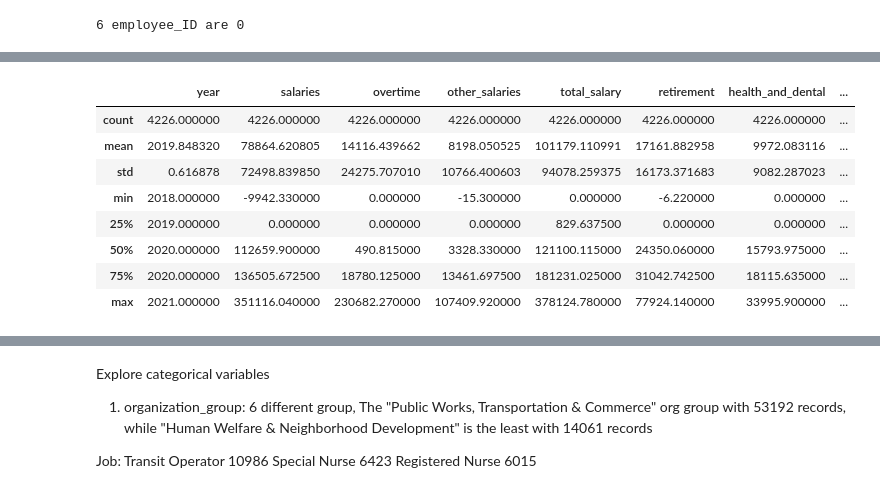
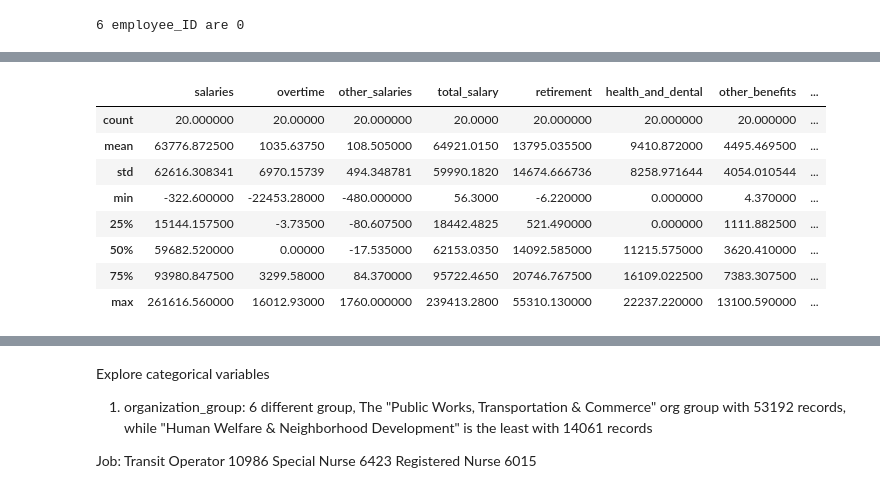
Before and after one commit to susiexia/SF_Employee_Comp_Dash, a Jupyter notebook: sf_comp_jupyter_analytics.ipynb, the cells around one changed output, grey strips where cells are left out. Cells and saved outputs as stored; diff of their text form; code cells hidden in the pictures.

Commit message:
numerical clean: negative& zero value

```diff
--- a/sf_comp_jupyter_analytics.ipynb
+++ b/sf_comp_jupyter_analytics.ipynb
@@ -240,0 +238,4 @@ duplicated_df
+# %%
+df = df.drop_duplicates(subset=['employee_identifier'], keep='last',ignore_index=True)
+
+df.shape
@@ -240,0 +272,3 @@ duplicated_df
+# %%
+money_df = df[['salaries', 'overtime', 'other_salaries', 'total_salary', 'retirement', 'health_and_dental', 'other_benefits', 'total_benefits', 'total_compensation']]
+money_df.describe()
@@ -240,0 +290,9 @@ duplicated_df
+# %%
+# filter all negative value
+negative_money_df = money_df[(money_df['salaries']<0)|(money_df['overtime']<0)|(
+    money_df['other_salaries']<0|(money_df['retirement']<0)|
+    (money_df['health_and_dental']<0))]
+
+negative_money_df.shape #(20, 9)
+
+negative_money_df
@@ -241,12 +317,12 @@ duplicated_df
 # %%
-duplicated_df.describe()
+negative_money_df.describe()
 # %% [output]
-|  | year | salaries | overtime | other_salaries | total_salary | retirement | health_and_dental | ... |
-| count | 4226.000000 | 4226.000000 | 4226.000000 | 4226.000000 | 4226.000000 | 4226.000000 | 4226.000000 | ... |
-| mean | 2019.848320 | 78864.620805 | 14116.439662 | 8198.050525 | 101179.110991 | 17161.882958 | 9972.083116 | ... |
-| std | 0.616878 | 72498.839850 | 24275.707010 | 10766.400603 | 94078.259375 | 16173.371683 | 9082.287023 | ... |
-| min | 2018.000000 | -9942.330000 | 0.000000 | -15.300000 | 0.000000 | -6.220000 | 0.000000 | ... |
-| 25% | 2019.000000 | 0.000000 | 0.000000 | 0.000000 | 829.637500 | 0.000000 | 0.000000 | ... |
-| 50% | 2020.000000 | 112659.900000 | 490.815000 | 3328.330000 | 121100.115000 | 24350.060000 | 15793.975000 | ... |
-| 75% | 2020.000000 | 136505.672500 | 18780.125000 | 13461.697500 | 181231.025000 | 31042.742500 | 18115.635000 | ... |
-| max | 2021.000000 | 351116.040000 | 230682.270000 | 107409.920000 | 378124.780000 | 77924.140000 | 33995.900000 | ... |
+|  | salaries | overtime | other_salaries | total_salary | retirement | health_and_dental | other_benefits | ... |
+| count | 20.000000 | 20.00000 | 20.000000 | 20.0000 | 20.000000 | 20.000000 | 20.000000 | ... |
+| mean | 63776.872500 | 1035.63750 | 108.505000 | 64921.0150 | 13795.035500 | 9410.872000 | 4495.469500 | ... |
+| std | 62616.308341 | 6970.15739 | 494.348781 | 59990.1820 | 14674.666736 | 8258.971644 | 4054.010544 | ... |
+| min | -322.600000 | -22453.28000 | -480.000000 | 56.3000 | -6.220000 | 0.000000 | 4.370000 | ... |
+| 25% | 15144.157500 | -3.73500 | -80.607500 | 18442.4825 | 521.490000 | 0.000000 | 1111.882500 | ... |
+| 50% | 59682.520000 | 0.00000 | -17.535000 | 62153.0350 | 14092.585000 | 11215.575000 | 3620.410000 | ... |
+| 75% | 93980.847500 | 3299.58000 | 84.370000 | 95722.4650 | 20746.767500 | 16109.022500 | 7383.307500 | ... |
+| max | 261616.560000 | 16012.93000 | 1760.000000 | 239413.2800 | 55310.130000 | 22237.220000 | 13100.590000 | ... |
```
Also changed, not shown: parts of 23 cells of this notebook.
